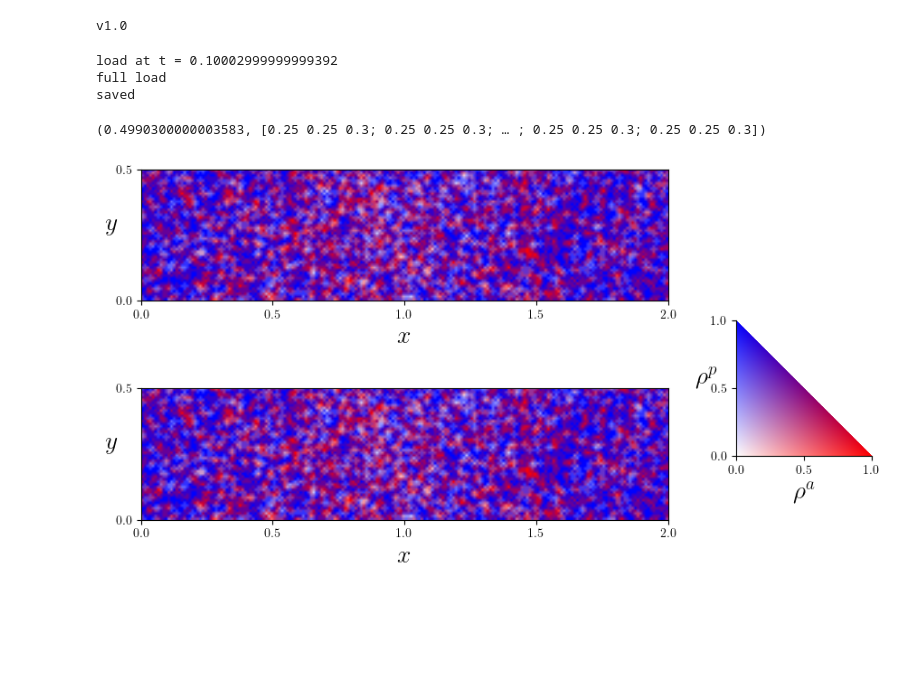
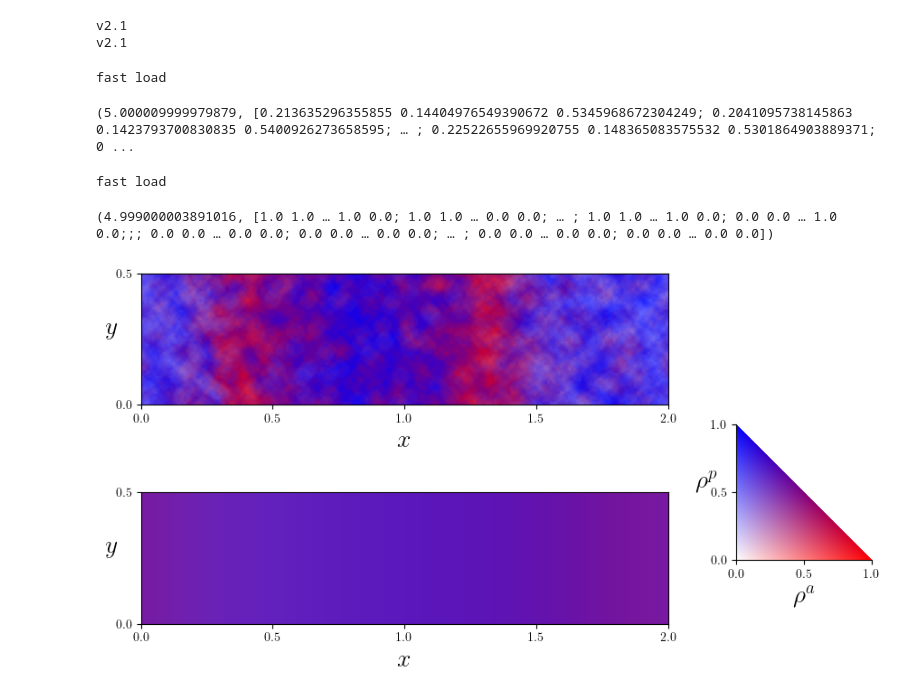
Before and after one commit to jimmmmason/Active_Lattice, a Jupyter notebook: pm_scripts/pm_pde_scripts/pm_pde_plot.ipynb, the cells around one changed output. Drawn from its saved outputs; the diff is of its cells as text; code cells hidden in the pictures; blank space fills up the shorter version.

```diff
--- a/pm_scripts/pm_pde_scripts/pm_pde_plot.ipynb
+++ b/pm_scripts/pm_pde_scripts/pm_pde_plot.ipynb
@@ -3,67 +3,79 @@ cd("/home/jm2386/Active_Lattice/")
 using DrWatson
 @quickactivate "Active_Lattice"
 include("/home/jm2386/Active_Lattice/src/pm_pdes.jl");
+include("/home/jm2386/Active_Lattice/src/pm_sims.jl");
 # %% [output]
-v1.0
+v2.1
+v2.1
 # %%
-DT, v0, DR, N, Lx, ϕa, ϕp, δt, δ = (1.0, 20.0, 1.0, 25, 2.0, 0.5, 0.3, 1e-5, 0.01);
-T = 0.5
+DT, v0, DR, N, Lx, ϕa, ϕp, δt, δ = (1.0, 20.0, 1.0, 25, 2.0, 0.3, 0.6, 1e-5, 0.01);
+T = 5.0
 pde_name = "test"
-save_interval = 0.001
-param = new_pde_param(DT, v0, DR, N, Lx, ϕa, ϕp, δt, δ; T = T, name = pde_name, save_interval = save_interval, save_on = true);
-load_and_run_pde(param)
-#t_saves, f_saves = load_compress_pde(param)
-t, f = t_saves[end], f_saves[end]
+save_interval = 0.01
+pde_param = new_pde_param(DT, v0, DR, N, Lx, ϕa, ϕp, δt, δ; T = T, name = pde_name, save_interval = save_interval, save_on = true);
+#load_and_run_pde(pde_param)
+pde_ts, f_saves = load_compress_pde(pde_param)
+t_pde, f_pde = pde_ts[end], f_saves[end]
 # %% [output]
-load at t = 0.10002999999999392
-full load
-saved
+fast load
-(0.4990300000003583, [0.25 0.25 0.3; 0.25 0.25 0.3; … ; 0.25 0.25 0.3; 0.25 0.25 0.3])
+(5.000009999979879, [0.213635296355855 0.14404976549390672 0.5345968672304249; 0.2041095738145863 0.1423793700830835 0.5400926273658595; … ; 0.22522655969920755 0.148365083575532 0.5301864903889371; 0 ...
+# %%
+DT, v0, DR, N, Lx, Ly, ϕa, ϕp = (1.0, 20.0, 1.0, 100, 2.0, 0.5, 0.3, 0.6);
+T = 5.0
+sim_name = "sim_run_2"
+save_interval = 0.001
+sim_param = new_sim_param(DT, v0, DR, N, Lx, Ly, ϕa, ϕp; T = T, name = sim_name, save_interval = save_interval, save_on = true);
+#load_and_run_sim(param)
+sim_ts, η_saves = load_compress_sim(sim_param)
+t_sim, η = sim_ts[end], η_saves[end]
+# %% [output]
+fast load
+(4.999000003891016, [1.0 1.0 … 1.0 0.0; 1.0 1.0 … 0.0 0.0; … ; 1.0 1.0 … 1.0 0.0; 0.0 0.0 … 1.0 0.0;;; 0.0 0.0 … 0.0 0.0; 0.0 0.0 … 0.0 0.0; … ; 0.0 0.0 … 0.0 0.0; 0.0 0.0 … 0.0 0.0])
 # %%
 #create image
-    @unpack DT, v0, DR, N, Lx, ϕa, ϕp, T , name, N₁, N₂, save_interval, save_on = param
-    ϵ = 0.01
-    ρa, ρp, m = local_average(η, ϵ, N, N₁, N₂)
-    # ρa, ρp, m = local_average_1d(η, ϵ, N, N₁, N₂)
+    @unpack DT, v0, DR, N, Lx,Ly, ϕa, ϕp, T , name, N₁, N₂, save_interval, save_on = sim_param
+    ϵ = 0.1
+    f_sim = local_average(η, ϵ, N, N₁, N₂)
+    sim_rgb_image = rho_to_rgb(f_sim);
 
-    rgb_image = rho_to_rgb(ρa, ρp, m; type = "rho" );
+    @unpack DT, v0, DR, N, Nx, Lx, ϕa, ϕp, T , name, save_interval, save_on = pde_param
+    f_pde_extra_d = reshape(f_pde,(Nx,1,3))
+    pde_rgb_image = rho_to_rgb(f_pde_extra_d);
 # create fig
     using PyPlot
     PyPlot.close("all")
     rc("text", usetex=true)
     fig, axs = plt.subplots(2, 1, figsize=(10,5))
 # add image
-    for ax in axs
-        ax.imshow(rgb_image; extent = [0,Lx,0,0.5], interpolation = "bilinear")
+    for (ax,rgb_image) in zip(axs, [sim_rgb_image, pde_rgb_image])
+        ax.imshow(rgb_image; extent = [0,Lx,0,Ly], interpolation = "bilinear")
         ax.get_xaxis().set_ticks(0:0.5:Lx)
-        ax.get_yaxis().set_ticks(0:0.5:0.5)
+        ax.get_yaxis().set_ticks(0:0.5:Ly)
         ax.set_xlabel(L"x", fontsize = 20)
         ax.set_ylabel(L"y",fontsize = 20, rotation = 0)
     end
 
     fig.tight_layout()
 
 # add colour bars
     fig.subplots_adjust(right=0.6)
     cbar_ax = fig.add_axes([0.65, 0.3, 0.2, 0.3])
 
     ax = cbar_ax
 
     Δx = 0.001
-    cbar_ρa = [ x*(x+y≤ 1) for x in Δx:Δx:1, y in Δx:Δx:1 ]
-    cbar_ρp = [ y*(x+y≤1) for x in Δx:Δx:1, y in Δx:Δx:1 ]
-    cbar_m  = [ 0 for x in Δx:Δx:1, y in Δx:Δx:1 ]
+    cbar_f = [ x*(x+y≤ 1)*(i != 3)/2 + y*(x+y≤ 1)*(i == 3) for x in Δx:Δx:1, y in Δx:Δx:1, i in 1:3 ]
 
-    rgb_image = rho_to_rgb(cbar_ρa, cbar_ρp, cbar_m; type = "rho" );
+    rgb_image = rho_to_rgb(cbar_f );
 
     ax.imshow(rgb_image; extent = [0,1,0,1])
     ax.spines["top"].set_visible(false)
     ax.spines["right"].set_visible(false)
     ax.get_xaxis().set_ticks(0:0.5:1)
     ax.get_yaxis().set_ticks(0:0.5:1)
     ax.set_xlabel(L"\rho^a", fontsize = 20)
     ax.set_ylabel(L"\rho^p",fontsize = 20, rotation = 0)
 #
 display(fig)
 # %% [output]
-[figure, old version]
+[figure, new version]
```
Also changed, not shown: parts of 6 cells of this notebook, 4 other files.
